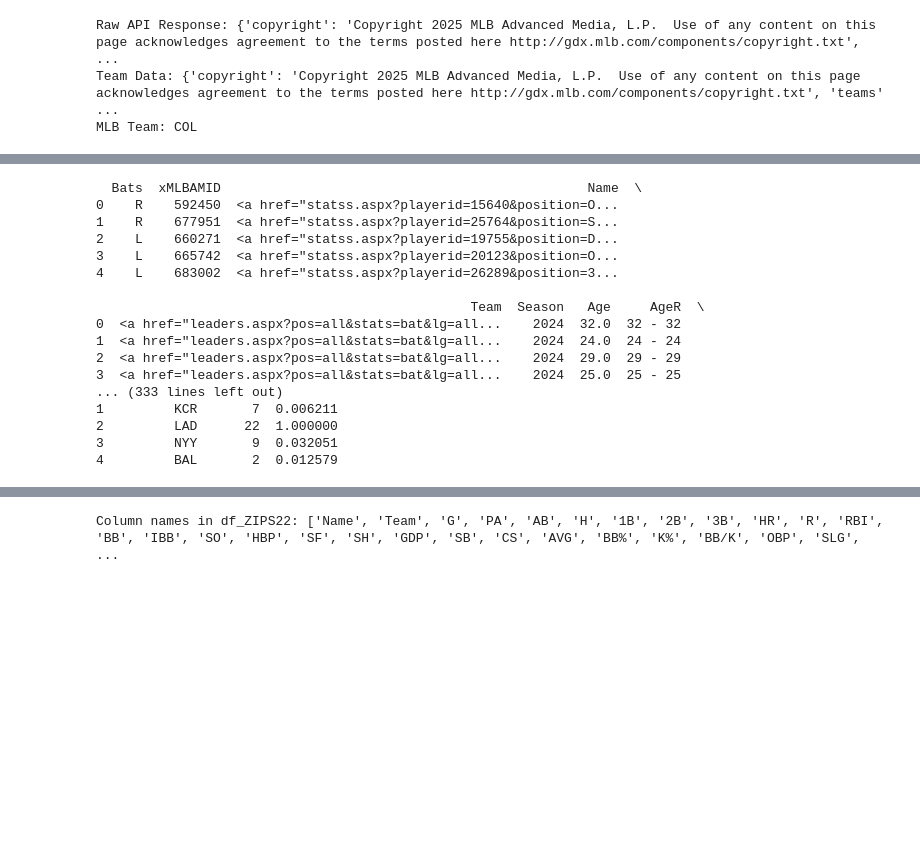
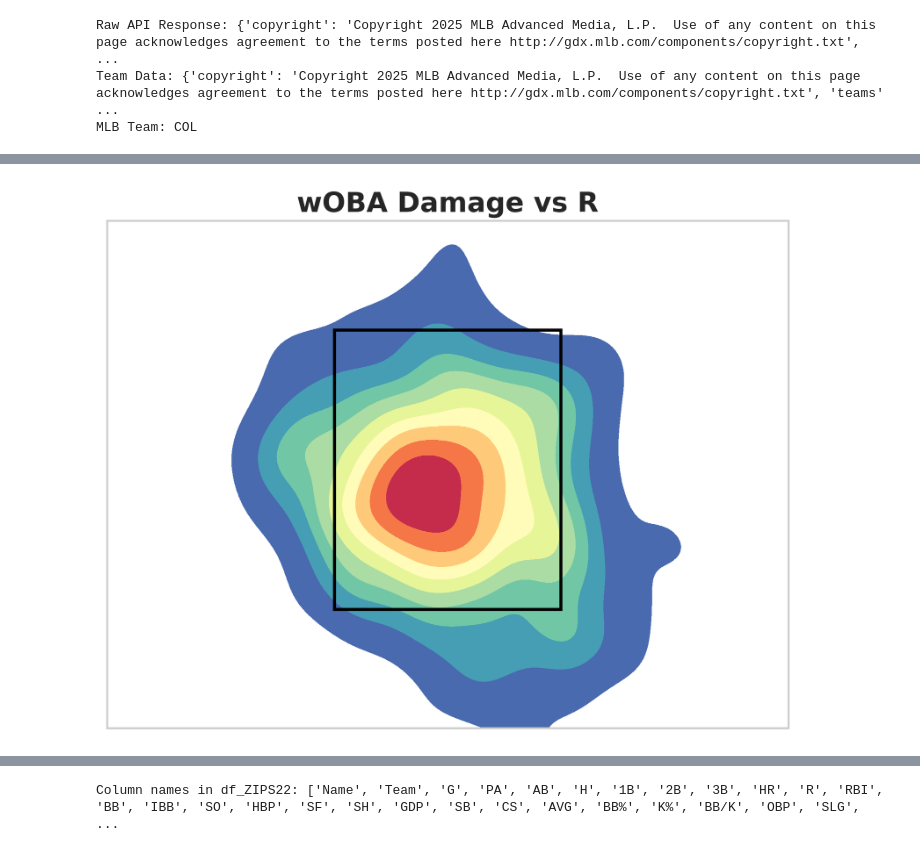
Before and after one commit to jshelty/JLukeSports, a Jupyter notebook: JLukeHitterCardProj.ipynb, the cells around one changed output, grey strips where cells are left out. Cells and saved outputs as stored; diff of their text form; code cells hidden in the pictures; blank space fills up the shorter version.

```diff
--- a/JLukeHitterCardProj.ipynb
+++ b/JLukeHitterCardProj.ipynb
@@ -488,27 +561,9 @@ plt.show()
 # %%
-# Retrieve the Fangraphs data for inspection
-df_fangraphs = fangraphs_batting_leaderboards(season=2024)
+# # Retrieve the Fangraphs data for inspection
+# df_fangraphs = fangraphs_batting_leaderboards(season=2024)
 
-# Check the first few rows and column data types
-print(df_fangraphs.head())
+# # Check the first few rows and column data types
+# print(df_fangraphs.head())
-# %% [output]
-  Bats  xMLBAMID                                               Name  \
-0    R    592450  <a href="statss.aspx?playerid=15640&position=O...
-1    R    677951  <a href="statss.aspx?playerid=25764&position=S...
-2    L    660271  <a href="statss.aspx?playerid=19755&position=D...
-3    L    665742  <a href="statss.aspx?playerid=20123&position=O...
-4    L    683002  <a href="statss.aspx?playerid=26289&position=3...
-
-                                                Team  Season   Age     AgeR  \
-0  <a href="leaders.aspx?pos=all&stats=bat&lg=all...    2024  32.0  32 - 32
-1  <a href="leaders.aspx?pos=all&stats=bat&lg=all...    2024  24.0  24 - 24
-2  <a href="leaders.aspx?pos=all&stats=bat&lg=all...    2024  29.0  29 - 29
-3  <a href="leaders.aspx?pos=all&stats=bat&lg=all...    2024  25.0  25 - 25
-... (333 lines left out)
-1         KCR       7  0.006211
-2         LAD      22  1.000000
-3         NYY       9  0.032051
-4         BAL       2  0.012579
 # %%
 import matplotlib.patches as patches
 
@@ -538,33 +593,39 @@ def heatmap_R(df_pyb: pd.DataFrame, ax: plt.Axes):  # Add ax parameter here
     sns.kdeplot(data=plate_damage_df, x='plate_x', y='plate_z', cmap='Spectral_r', fill=True, cbar=False, bw_adjust=0.9, ax=ax)
 
     # Create a rectangle using the given corner coordinates
     rectangle = patches.Rectangle(
         (min_plate_x, min_plate_z),  # Lower left corner
         max_plate_x - min_plate_x,   # Width
         max_plate_z - min_plate_z,   # Height
         linewidth=2,                 # Line width
         edgecolor='black',           # Rectangle border color
         facecolor='none',            # No fill color inside the rectangle
         linestyle='-'                # Solid line style
     )
 
     # Add the rectangle to the plot
     ax.add_patch(rectangle)
 
     # Set plot limits and aesthetics
     ax.set_xlim(-2.5, 2.5)
     ax.set_ylim(0, 5)
     ax.set_xticks([])  # Remove x-axis numbers
     ax.set_yticks([])  # Remove y-axis numbers
     ax.grid(False)
     sns.set(style="white")
 
     # Add labels and title
     ax.set_title("wOBA Damage vs R", fontweight='bold', fontsize=18)
     ax.set_xlabel("")
     ax.set_ylabel("")
 
     return filtered_R_df
+
+fig, ax = plt.subplots(figsize=(8, 6))
+heatmap_R(df_pyb, ax)
+plt.show()
+# %% [output]
+[figure, added]
 # %%
 import matplotlib.patches as patches
 
```
Also changed, not shown: parts of 20 cells of this notebook.
